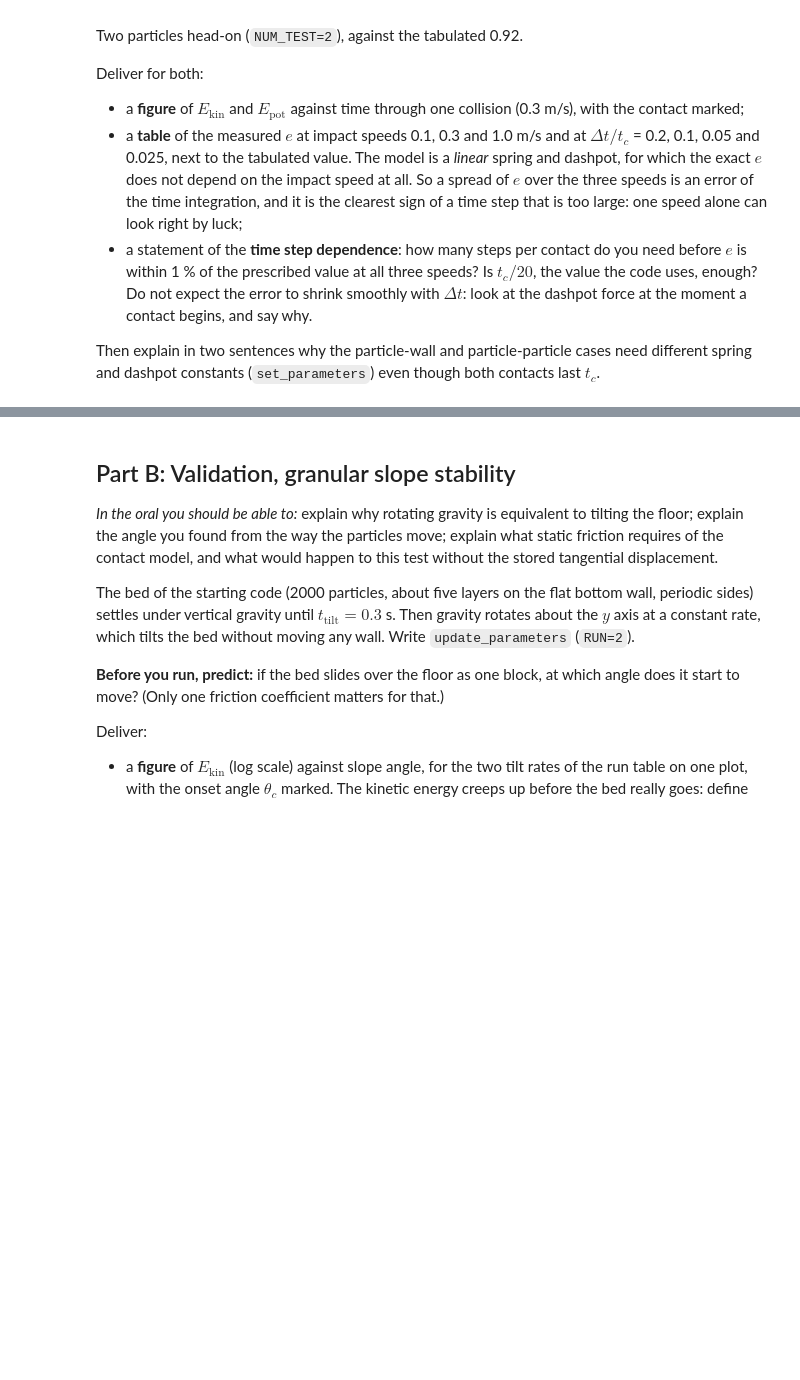
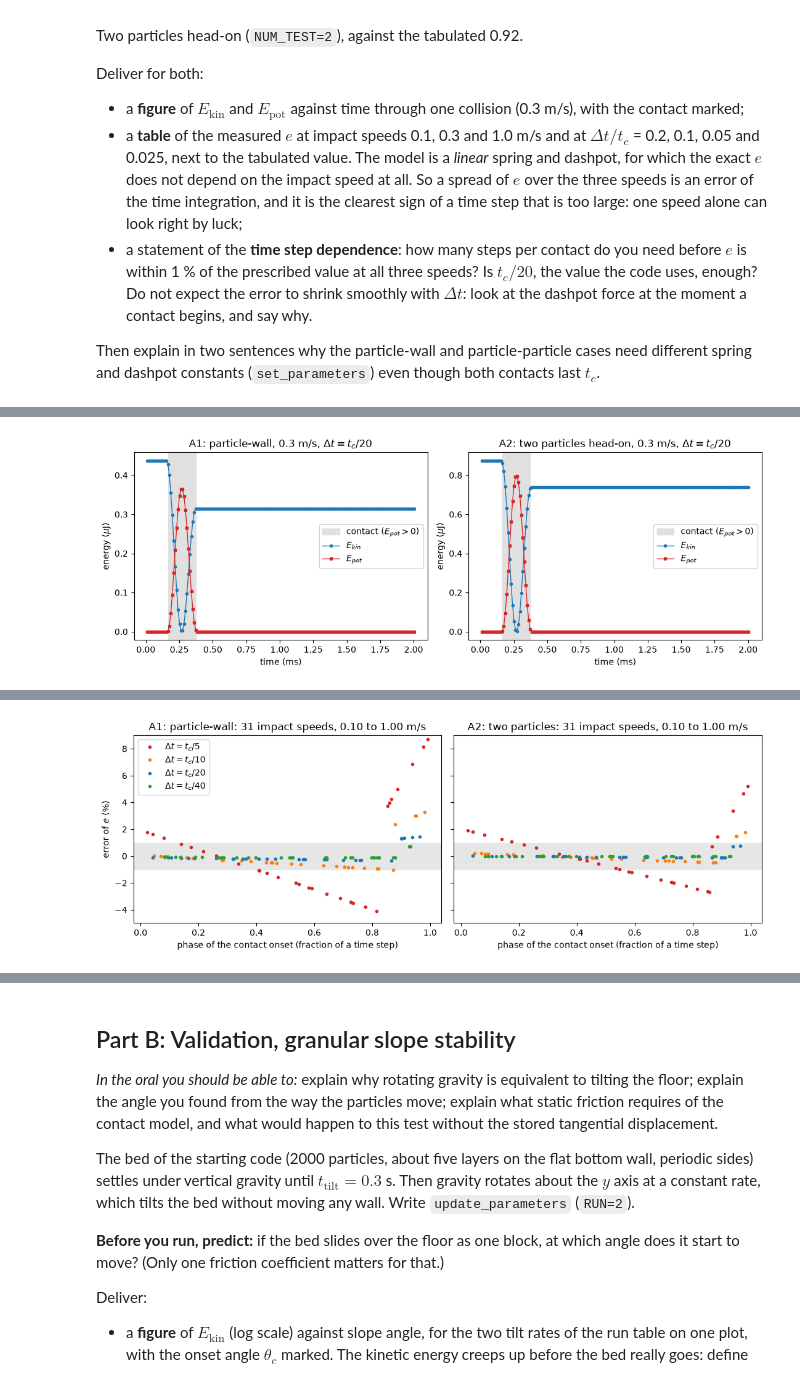
Before and after one commit to datomic117/Particle_based_simulations, a Jupyter notebook: Assignment_4/A4.ipynb, the cells around one changed output, grey strips where cells are left out. Drawn from its saved outputs; the diff is of its cells as text; code cells hidden in the pictures; blank space fills up the shorter version.

```diff
--- a/Assignment_4/A4.ipynb
+++ b/Assignment_4/A4.ipynb
@@ -324,2 +359,80 @@ particle-particle cases need different spring and dashpot constants
 # %%
 # A: E_kin and E_pot through one collision; e against impact speed and time step (load from data/)
+import numpy as np
+import pandas as pd
+import matplotlib.pyplot as plt
+
+# --- Figure 1: one collision at 0.3 m/s, dt = t_c/20; contact = steps with E_pot > 0 ---
+fig, axes = plt.subplots(1, 2, figsize=(11, 4), sharey=False)
+for ax, name, title in zip(axes, ["A1", "A2"], ["A1: particle-wall", "A2: two particles head-on"]):
+    d = np.loadtxt(f"data/A_{name}_v0.3.dat")
+    t, epot, ekin = d[:, 1] * 1e3, d[:, 3] * 1e6, d[:, 4] * 1e6      # ms, microjoule
+    touching = np.flatnonzero(epot > 0)
+    t0, t1 = t[touching[0]], t[touching[-1]]
+    ax.axvspan(t0, t1, color="0.88", label="contact ($E_{pot}>0$)")
+    ax.plot(t, ekin, "o-", ms=3, lw=1, color="C0", label="$E_{kin}$")
+    ax.plot(t, epot, "s-", ms=3, lw=1, color="C3", label="$E_{pot}$")
+    ax.set_xlabel("time (ms)")
+    ax.set_ylabel("energy ($\\mu$J)")
+    ax.set_title(f"{title}, 0.3 m/s, $\\Delta t=t_c/20$")
+    ax.legend(loc="center right")
+    ek_b, ek_a = ekin[touching[0] - 1], ekin[touching[-1] + 1]
+    print(f"{name}: contact from {t0:.4f} to {t1:.4f} ms (duration {t1 - t0 + t[1] - t[0]:.3f} ms, t_c = 0.219 ms); "
+          f"E_kin before {ek_b:.4f} uJ, after {ek_a:.4f} uJ, peak E_pot {epot.max():.4f} uJ, "
+          f"e = {np.sqrt(ek_a / ek_b):.4f}")
+plt.tight_layout()
+plt.show()
+
+# --- Table: measured e at 3 speeds x 4 time steps, next to the tabulated value ---
+r = pd.read_csv("data/A_restitution.csv")
+tab = r.pivot_table(index=["v_impact", "steps_per_contact"], columns="num_test", values="e")
+tab.columns = ["A1 e (tab. 0.85)", "A2 e (tab. 0.92)"]
+tab.index.names = ["v (m/s)", "steps per contact"]
+print("\nMeasured e (rows: impact speed, steps per contact = t_c/dt):")
+print(tab.round(4).to_string())
+err = r.pivot_table(index="steps_per_contact", columns="num_test", values="rel_error",
+                    aggfunc=lambda x: np.abs(x).max()) * 100
+err.columns = ["A1 max |error| (%)", "A2 max |error| (%)"]
+print("\nLargest relative error of e over the three speeds:")
+print(err.round(2).to_string())
+for k, name in [(1, "A1"), (2, "A2")]:
+    ok = err[f"{name} max |error| (%)"] < 1
+    print(f"{name}: within 1 % at all three speeds from {ok[ok].index.min()} steps per contact; "
+          f"at 20 steps (t_c/20) the largest error is {err.loc[20, f'{name} max |error| (%)']:.2f} %")
+print("Spread of e over the three speeds (max - min):")
+print(r.groupby(["num_test", "steps_per_contact"]).e.agg(lambda x: x.max() - x.min()).round(4).unstack(0).to_string())
+
+# --- The cause of the irregular dt dependence: the phase of the contact onset ---
+s = pd.read_csv("data/A_phase_scan.csv")
+fig, axes = plt.subplots(1, 2, figsize=(11, 4), sharey=True)
+for ax, k, title in zip(axes, [1, 2], ["A1: particle-wall", "A2: two particles"]):
+    for frac, c in zip([0.2, 0.1, 0.05, 0.025], ["C3", "C1", "C0", "C2"]):
+        g = s[(s.num_test == k) & (s.dt_fraction == frac)]
+        ax.plot(g.phase, 100 * g.rel_error, ".", color=c, label=f"$\\Delta t=t_c/{round(1 / frac)}$")
+    ax.axhspan(-1, 1, color="0.9", zorder=0)
+    ax.set_xlabel("phase of the contact onset (fraction of a time step)")
+    ax.set_title(f"{title}: 31 impact speeds, 0.10 to 1.00 m/s")
+    ax.set_ylim(-5, 9)
+axes[0].set_ylabel("error of $e$ (%)")
+axes[0].legend(loc="upper left")
+plt.tight_layout()
+plt.show()
+print("\nScan over 31 impact speeds: error of e (%), per time step")
+st = s.groupby(["num_test", "dt_fraction"]).rel_error.agg(["min", "max", "mean"]) * 100
+st["share |error|>1 %"] = s.groupby(["num_test", "dt_fraction"]).rel_error.apply(lambda x: (x.abs() > 0.01).mean())
+print(st.round(2).to_string())
+g = s[(s.num_test == 1) & (s.dt_fraction == 0.05)].sort_values("phase")
+jump = g[g.steps_with_overlap == g.steps_with_overlap.min()].phase.min()
+print(f"\nA1, t_c/20: contact has 20 overlap steps below phase {g[g.steps_with_overlap == 20].phase.max():.2f} "
+      f"and 19 above {jump:.2f}; error {100 * g[g.steps_with_overlap == 20].rel_error.min():+.2f} to "
+      f"{100 * g[g.steps_with_overlap == 20].rel_error.max():+.2f} % (20 steps), "
+      f"{100 * g[g.steps_with_overlap == 19].rel_error.min():+.2f} to "
+      f"{100 * g[g.steps_with_overlap == 19].rel_error.max():+.2f} % (19 steps)")
+print("\nThe 24 runs of the table, with their phase (A1):")
+print(r[r.num_test == 1][["v_impact", "steps_per_contact", "phase", "steps_with_overlap", "rel_error"]]
+      .assign(rel_error=lambda x: (100 * x.rel_error).round(2)).to_string(index=False))
+short = r.steps_with_overlap < r.steps_per_contact
+print(f"\nAll 24 runs: {short.sum()} runs with one overlap step fewer than t_c/dt have errors "
+      f"{100 * r[short].rel_error.min():+.2f} to {100 * r[short].rel_error.max():+.2f} %; "
+      f"the other {(~short).sum()} runs {100 * r[~short].rel_error.min():+.2f} to {100 * r[~short].rel_error.max():+.2f} %")
+# %% [output]
@@ -325,0 +441 @@ particle-particle cases need different spring and dashpot constants
+[figure, added]
@@ -325,0 +459 @@ particle-particle cases need different spring and dashpot constants
+[figure, added]
```
Also changed, not shown: parts of 4 cells of this notebook, 18 other files.
